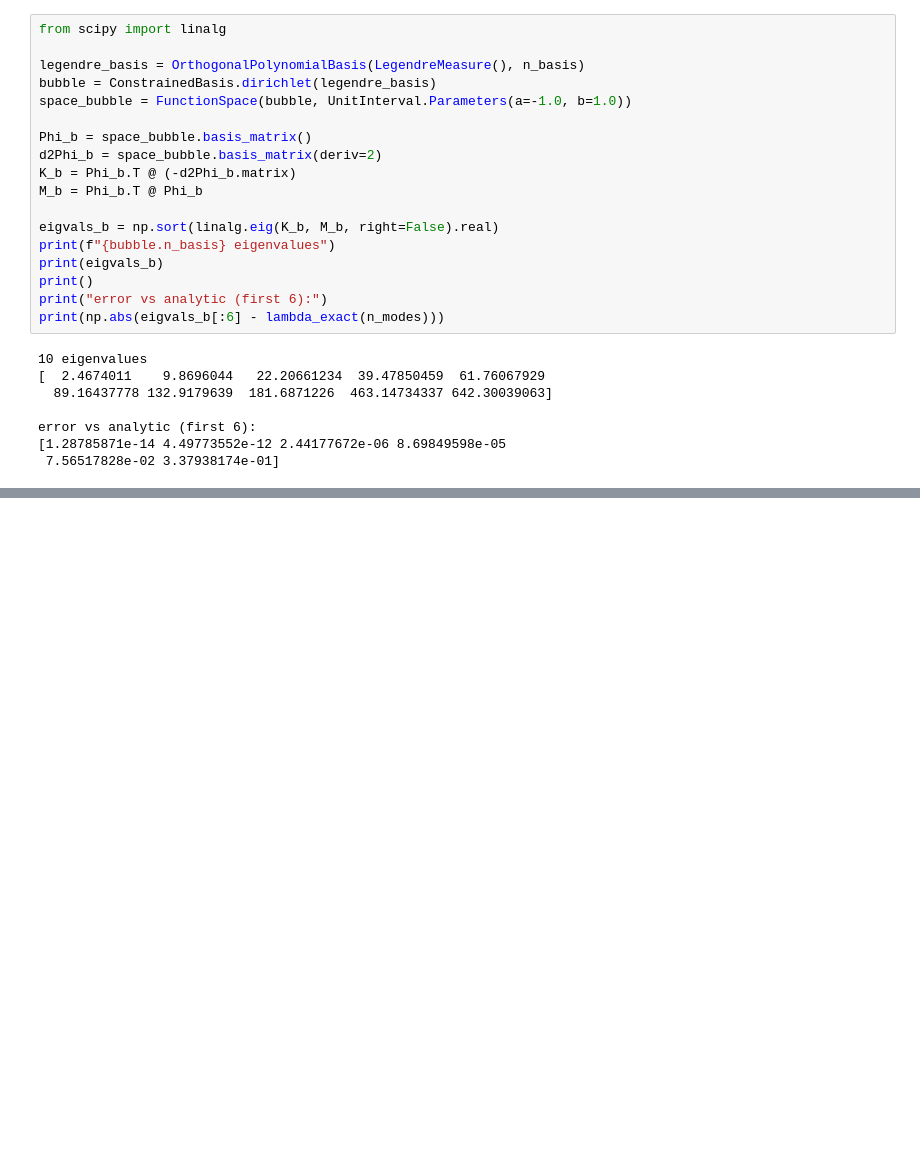
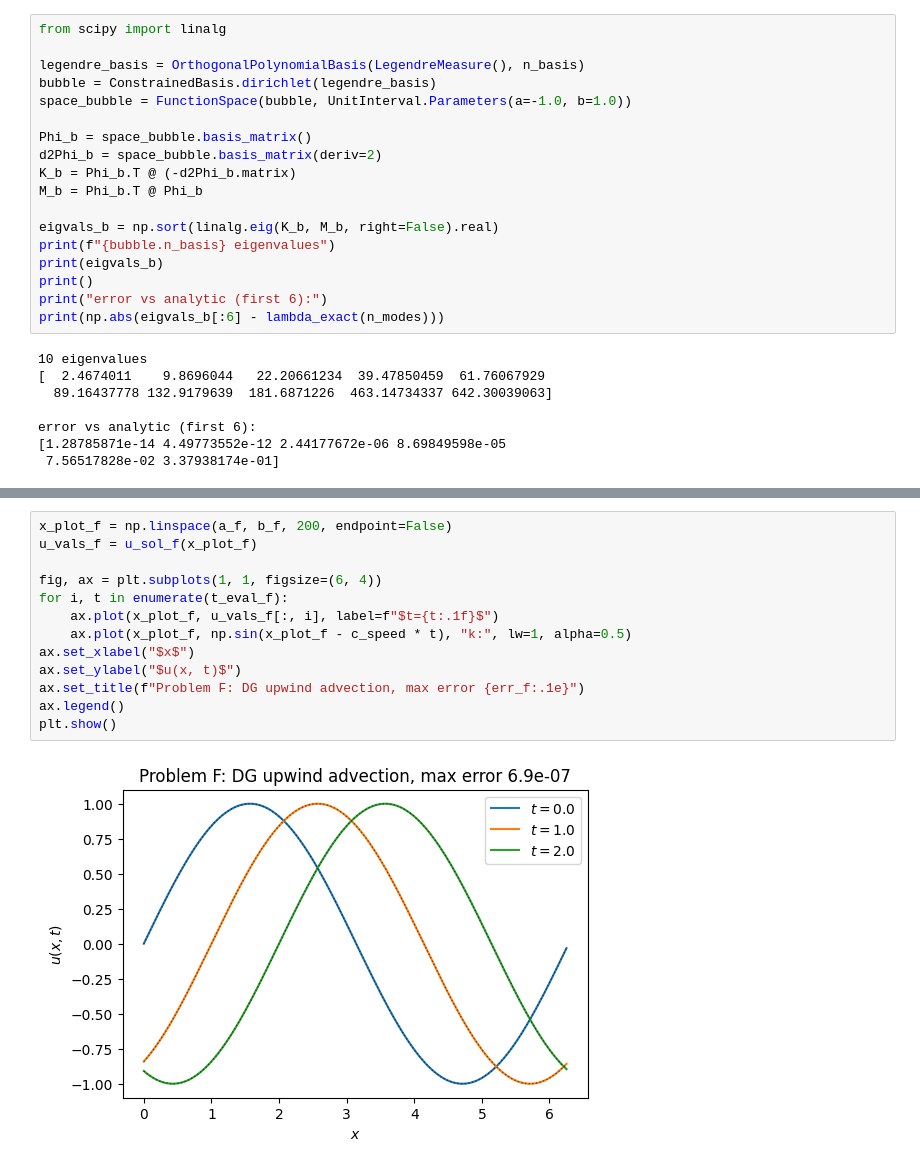
Before and after one commit to PineTreeLabs/archimedes, a Jupyter notebook: docs/source/tutorials/approximation/pde.ipynb, the cells around one changed output, grey strips where cells are left out. Cells and saved outputs as stored; diff of their text form; blank space fills up the shorter version.

Commit message:
Add PDE examples, starting on system ID problem

```diff
--- a/docs/source/tutorials/approximation/pde.ipynb
+++ b/docs/source/tutorials/approximation/pde.ipynb
@@ -331,3 +539,18 @@ error vs analytic (first 6):
+# %%
+x_plot_f = np.linspace(a_f, b_f, 200, endpoint=False)
+u_vals_f = u_sol_f(x_plot_f)
+
+fig, ax = plt.subplots(1, 1, figsize=(6, 4))
+for i, t in enumerate(t_eval_f):
+    ax.plot(x_plot_f, u_vals_f[:, i], label=f"$t={t:.1f}$")
+    ax.plot(x_plot_f, np.sin(x_plot_f - c_speed * t), "k:", lw=1, alpha=0.5)
+ax.set_xlabel("$x$")
+ax.set_ylabel("$u(x, t)$")
+ax.set_title(f"Problem F: DG upwind advection, max error {err_f:.1e}")
+ax.legend()
+plt.show()
+# %% [output]
+[figure, added]
 # %% [markdown]
 ## Further test problems
 
```
Also changed, not shown: parts of 9 cells of this notebook, 3 other files.
